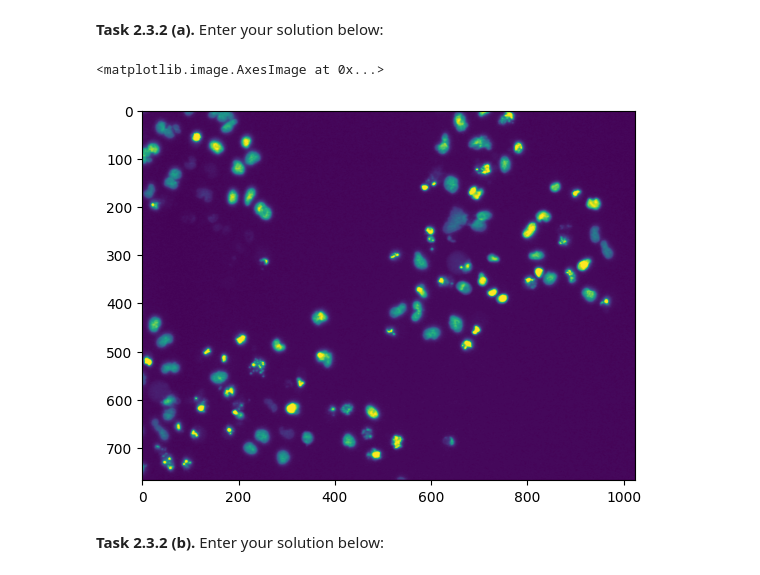
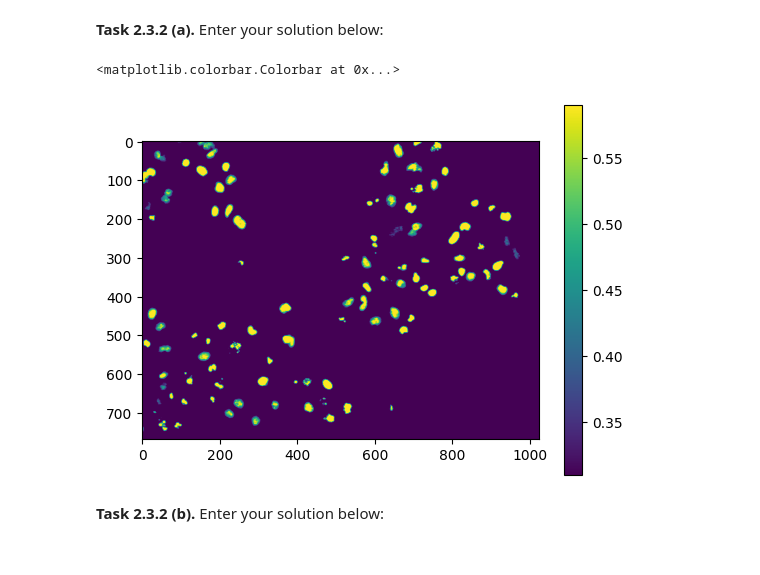
Before and after one commit to TomStraube/mobi-fs3-python, a Jupyter notebook: task2.ipynb, the cells around one changed output. Saved outputs shown, nothing was run; the diff lists cells and outputs as text; code cells hidden in the pictures.

```diff
--- a/task2.ipynb
+++ b/task2.ipynb
@@ -56,17 +56,22 @@ plt.imshow(img.clip(T1, T2))
 # %% [markdown]
 **<a id="#">Task 2.3.2 (a).</a>** Enter your solution below:
 # %%
-for img[row] in range(img.shape[0],img.shape[]):
-    for img[column] in range(0,-1):
-        if img[p] > T2:
-            img[p] = T2
-        elif img[p] < T1:
-            img[p] = T1
+# img[p] = img[row, column]
+# img.shape[0] -> height
+# img.shape[0] -> width img[i,j]
+
+for i in range(0, img.shape[0]):
+    for j in range(0, img.shape[1]):
+        if img[i,j] > T2:
+            img[i,j] = T2
+        elif img[i,j] < T1:
+            img[i,j] = T1
         else:
-            img[p] = img[p]
+            img[i,j] = img[i,j]
 plt.imshow(img)
+plt.colorbar()
 # %% [output]
-<matplotlib.image.AxesImage at 0x...>
+<matplotlib.colorbar.Colorbar at 0x...>
-[figure, old version]
+[figure, new version]
 # %% [markdown]
 **<a id="#">Task 2.3.2 (b).</a>** Enter your solution below:
```
Also changed, not shown: parts of 4 cells of this notebook, 1 other file.
